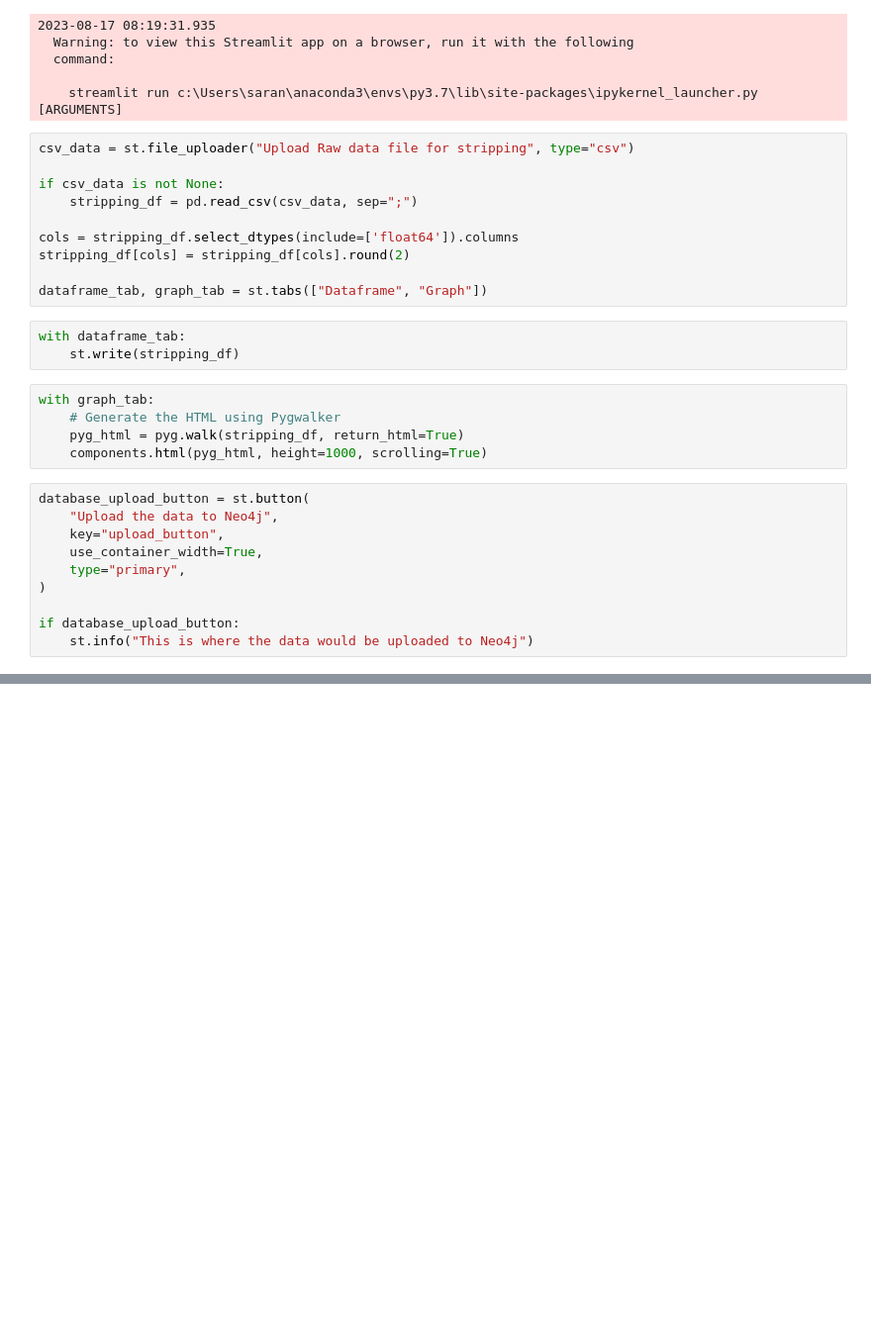
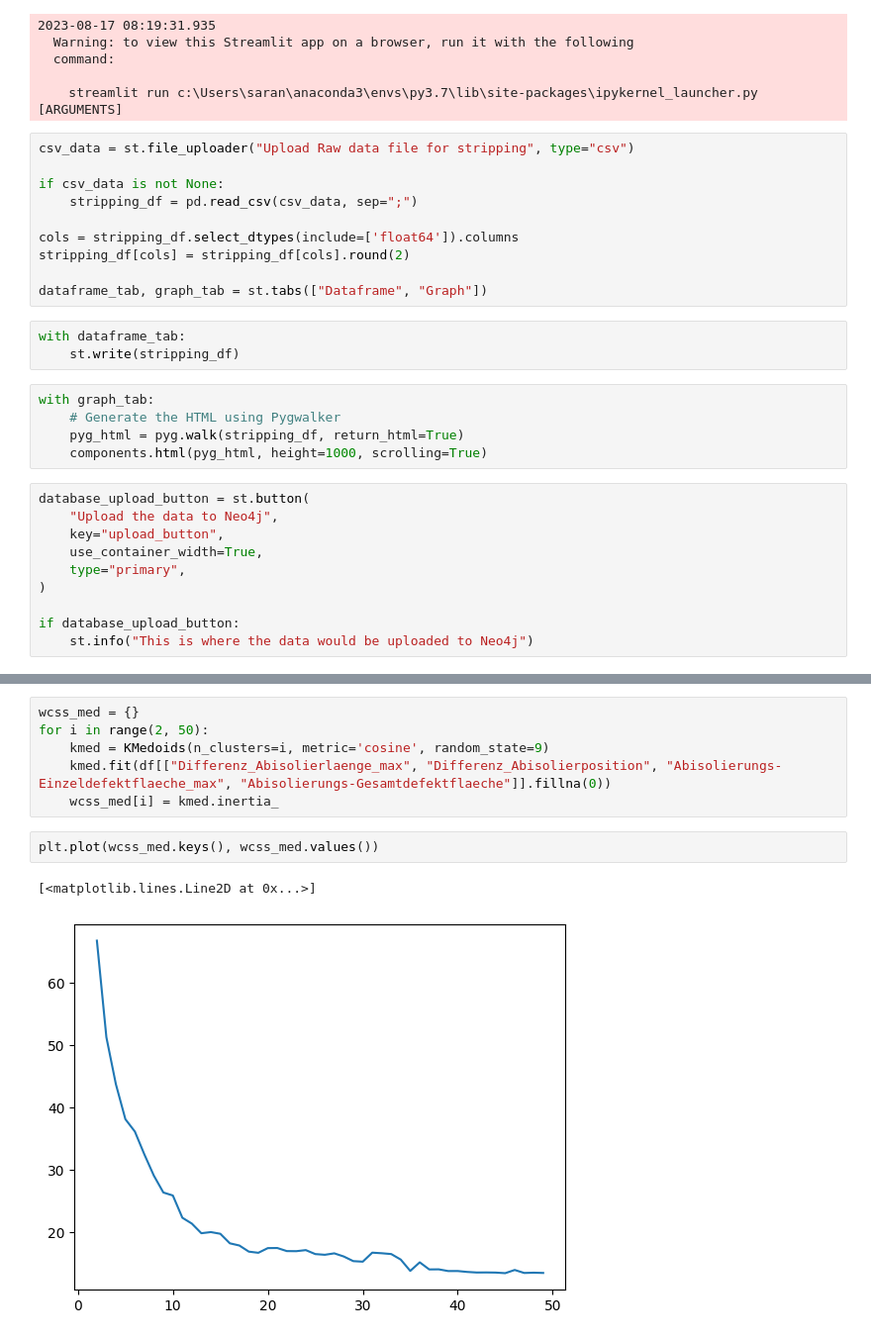
Before and after one commit to saran-rajendran/clustering-analysis, a Jupyter notebook: test.ipynb, the cells around one changed output, grey strips where cells are left out. Shown at 99% size. Cells and saved outputs as stored; diff of their text form; blank space fills up the shorter version.

```diff
--- a/test.ipynb
+++ b/test.ipynb
@@ -65,0 +89,11 @@ df['label'] = kmeans.labels_
+# %%
+wcss_med = {}
+for i in range(2, 50):
+    kmed = KMedoids(n_clusters=i, metric='cosine', random_state=9)
+    kmed.fit(df[["Differenz_Abisolierlaenge_max", "Differenz_Abisolierposition", "Abisolierungs-Einzeldefektflaeche_max", "Abisolierungs-Gesamtdefektflaeche"]].fillna(0))
+    wcss_med[i] = kmed.inertia_
+# %%
+plt.plot(wcss_med.keys(), wcss_med.values())
+# %% [output]
+[<matplotlib.lines.Line2D at 0x...>]
+[figure, added]
```
Also changed, not shown: parts of 10 cells of this notebook, 1 other file.
